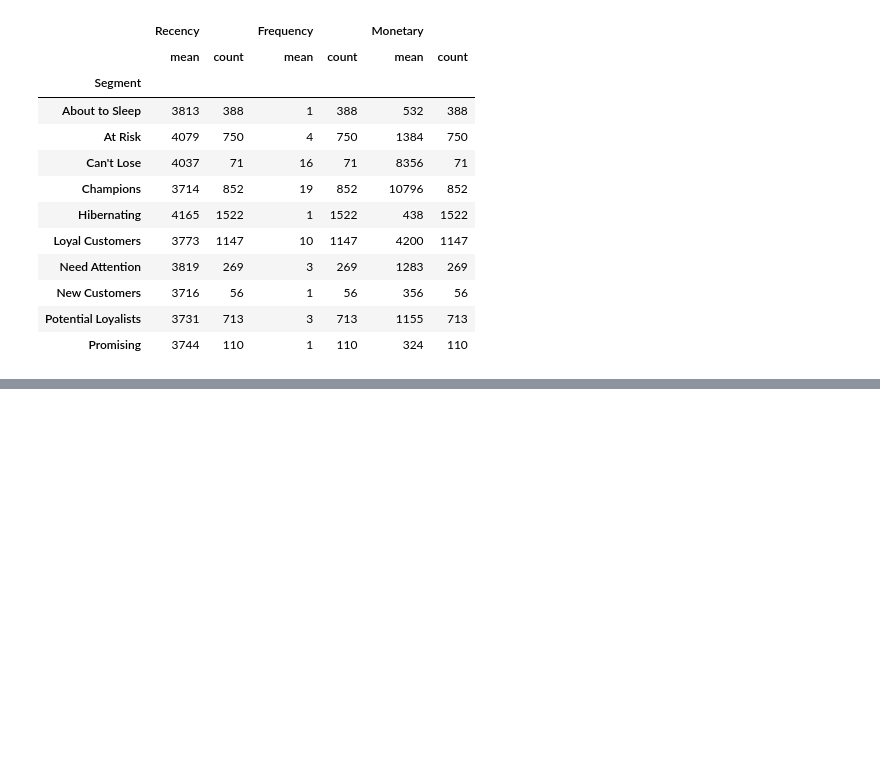
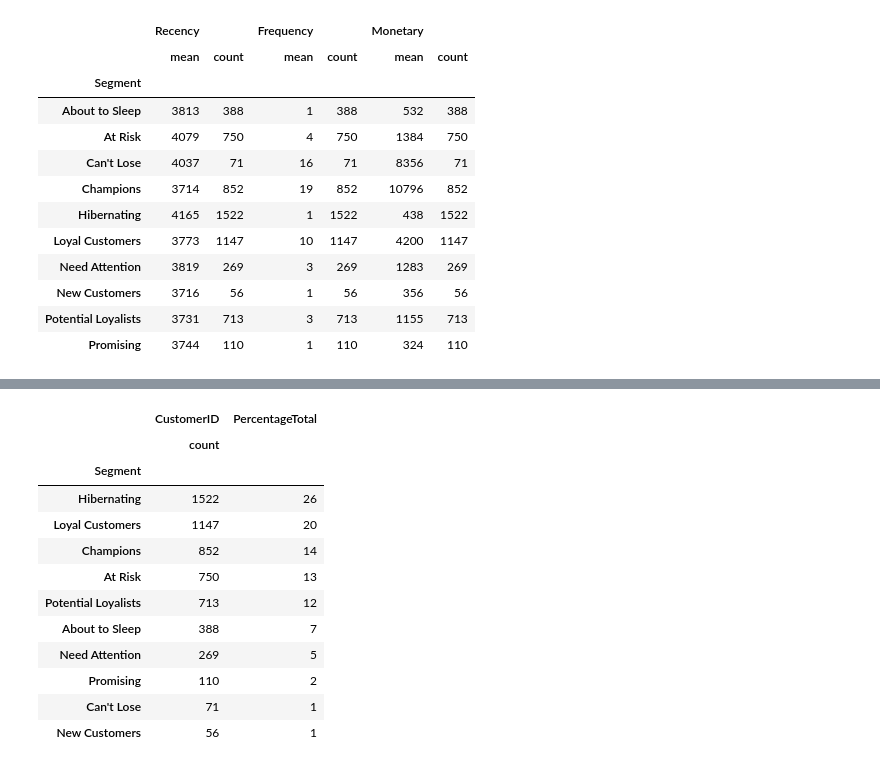
Before and after one commit to jarviscanada/jarvis_data_eng_JoshWessel, a Jupyter notebook: python_data_analytics/retail_data_analytics_wrangling.ipynb, the cells around one changed output, grey strips where cells are left out. Saved outputs shown, nothing was run; the diff lists cells and outputs as text; code cells hidden in the pictures; blank space fills up the shorter version.

```diff
--- a/python_data_analytics/retail_data_analytics_wrangling.ipynb
+++ b/python_data_analytics/retail_data_analytics_wrangling.ipynb
@@ -755,0 +807,19 @@ rfm_table[['Segment','Recency','Frequency','Monetary']].groupby('Segment').agg([
+# %%
+counts = rfm_table[['Segment','CustomerID']].groupby('Segment').agg(['count'])
+counts['PercentageTotal'] = counts.apply(lambda x: 100 * x / float(x.sum()))
+counts = counts.sort_values(by=('CustomerID','count'),ascending=False)
+counts
+# %% [output]
+|  | CustomerID | PercentageTotal |
+|  | count |  |
+| Segment |  |  |
+| Hibernating | 1522 | 26 |
+| Loyal Customers | 1147 | 20 |
+| Champions | 852 | 14 |
+| At Risk | 750 | 13 |
+| Potential Loyalists | 713 | 12 |
+| About to Sleep | 388 | 7 |
+| Need Attention | 269 | 5 |
+| Promising | 110 | 2 |
+| Can't Lose | 71 | 1 |
+| New Customers | 56 | 1 |
```
Also changed, not shown: parts of 3 cells of this notebook, 2 other files.
